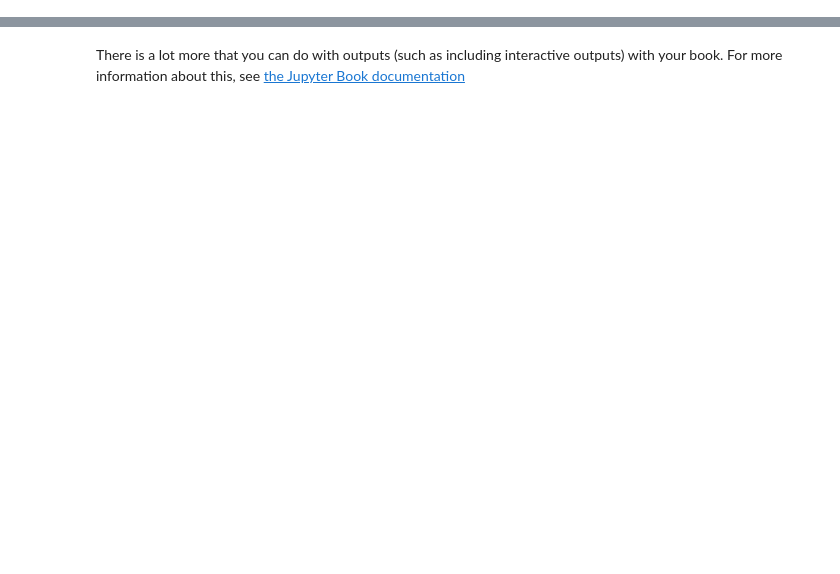
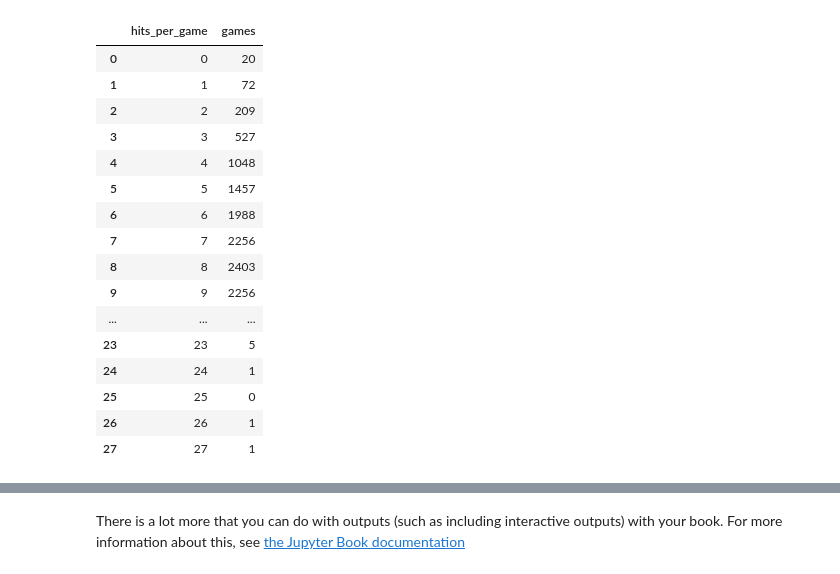
Before and after one commit to estocasticos-udem/curso-estocasticos-udem, a Jupyter notebook: _build/html/_sources/contenido/p1_ch1_s3.ipynb, the cells around one changed output, grey strips where cells are left out. Drawn from its saved outputs; the diff is of its cells as text; code cells hidden in the pictures; blank space fills up the shorter version.

```diff
--- a/_build/html/_sources/contenido/p1_ch1_s3.ipynb
+++ b/_build/html/_sources/contenido/p1_ch1_s3.ipynb
@@ -49,0 +60,28 @@ For example, here's some sample Matplotlib code:
+# %%
+# 1
+raw_data = {"hits_per_game":np.arange(28),
+            "games": [20, 72, 209, 527, 1048, 1457, 1988, 2256, 2403,
+                      2256, 1967, 1509, 1230, 834, 569, 393, 253, 171,
+                      97, 53, 31, 19, 13, 5, 1, 0, 1, 1]
+           }
+
+df = pd.DataFrame(raw_data, columns = raw_data.keys())
+df
+# %% [output]
+|  | hits_per_game | games |
+| 0 | 0 | 20 |
+| 1 | 1 | 72 |
+| 2 | 2 | 209 |
+| 3 | 3 | 527 |
+| 4 | 4 | 1048 |
+| 5 | 5 | 1457 |
+| 6 | 6 | 1988 |
+| 7 | 7 | 2256 |
+| 8 | 8 | 2403 |
+| 9 | 9 | 2256 |
+| ... | ... | ... |
+| 23 | 23 | 5 |
+| 24 | 24 | 1 |
+| 25 | 25 | 0 |
+| 26 | 26 | 1 |
+| 27 | 27 | 1 |
```
Also changed, not shown: parts of 9 cells of this notebook, 12 other files.
